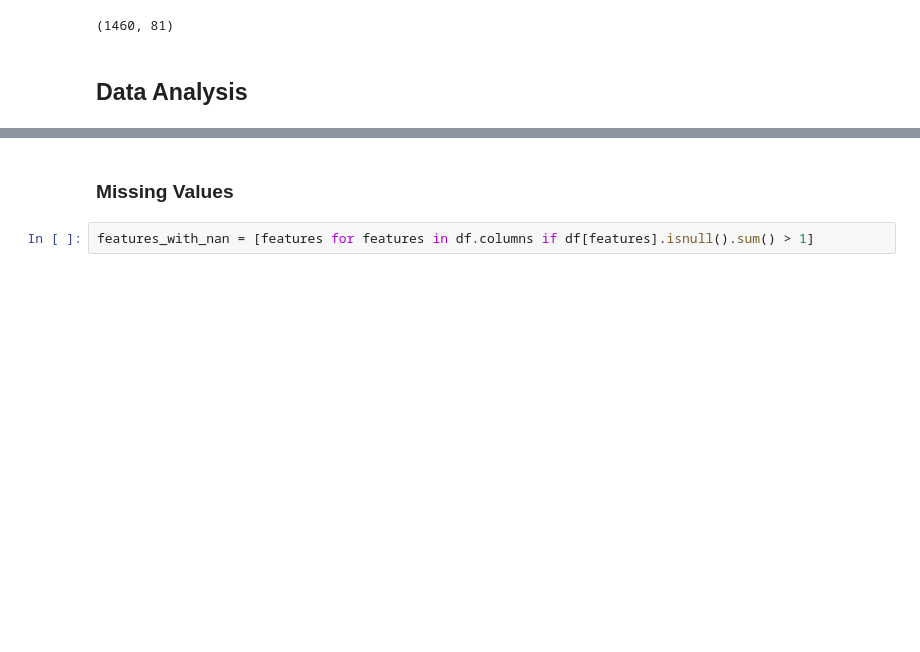
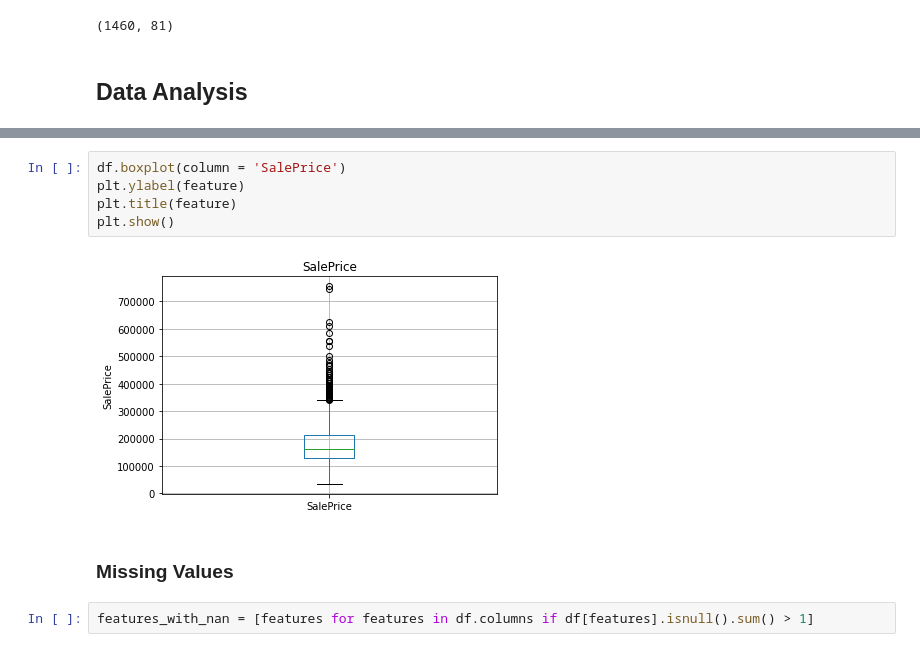
Before and after one commit to dhananjai1511/genpact-ds-batch-2, a Jupyter notebook: Advance House Price Regression/EDA.ipynb, the cells around one changed output, grey strips where cells are left out. Drawn from its saved outputs; the diff is of its cells as text; blank space fills up the shorter version.

```diff
--- a/Advance House Price Regression/EDA.ipynb
+++ b/Advance House Price Regression/EDA.ipynb
@@ -76,3 +96,10 @@ df.shape
+# %%
+df.boxplot(column = 'SalePrice')
+plt.ylabel(feature)
+plt.title(feature)
+plt.show()
+# %% [output]
+[figure, added]
 # %% [markdown]
 ### Missing Values
 # %%
```
Also changed, not shown: parts of 11 cells of this notebook, 8 other files.
